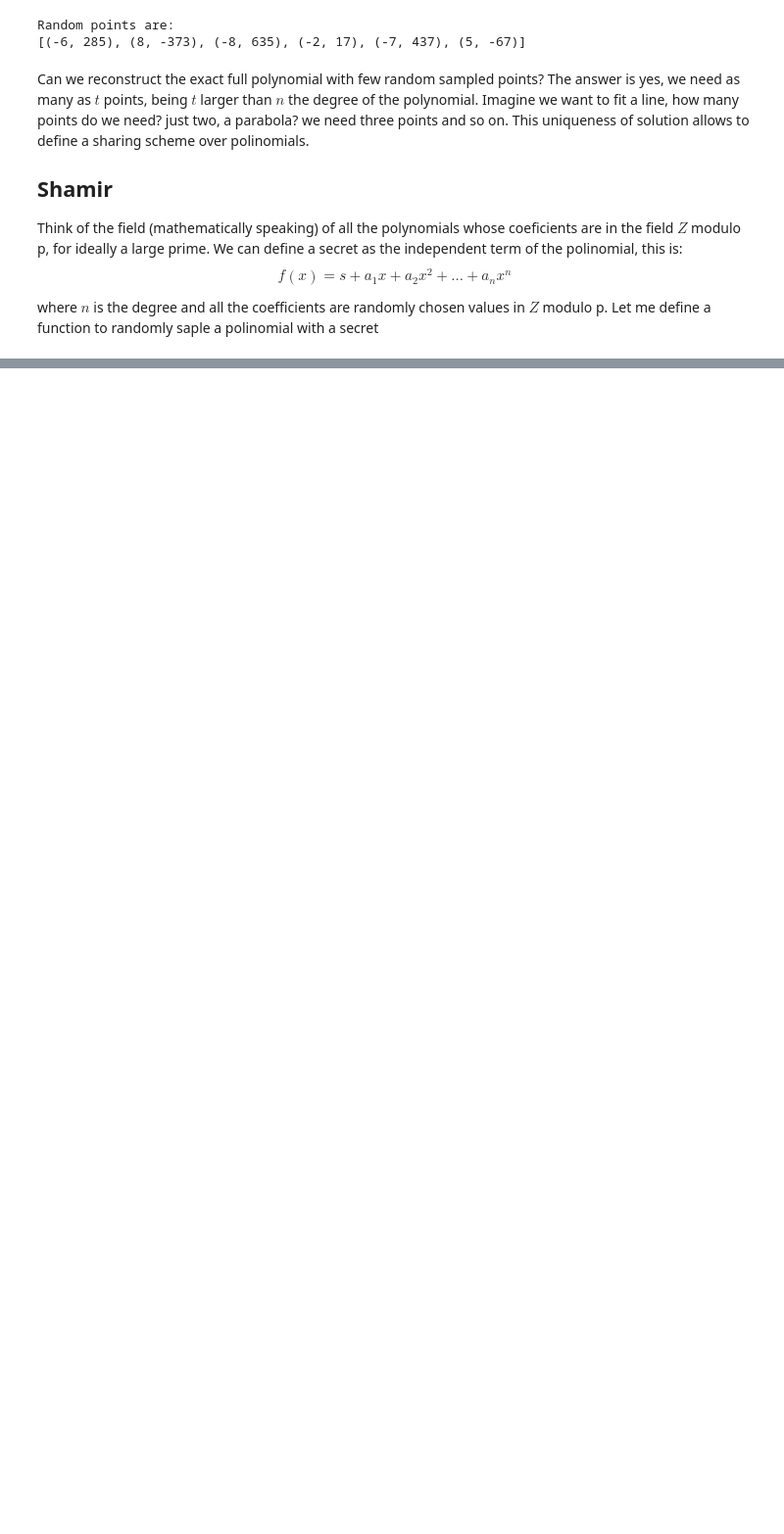
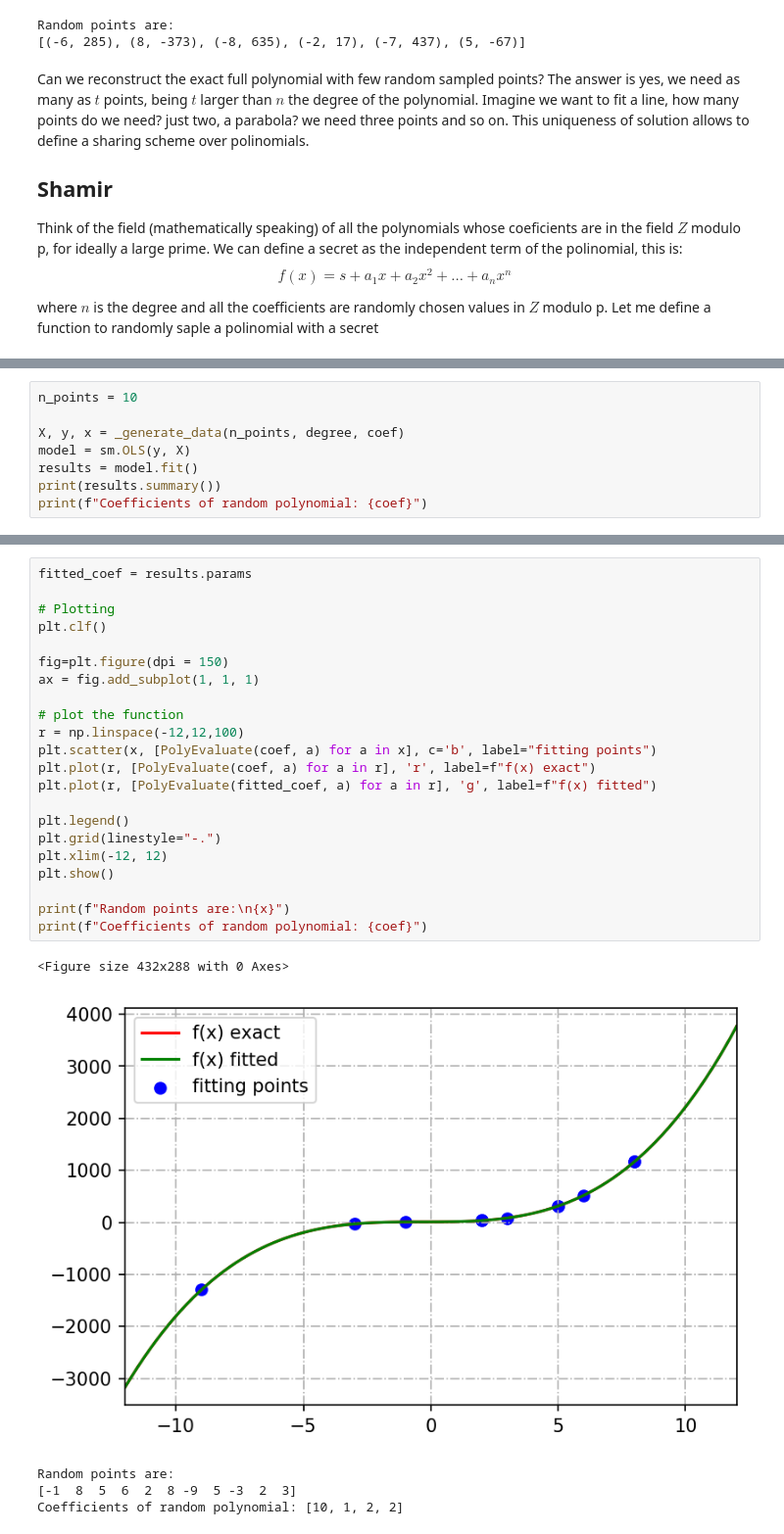
Before and after one commit to SebastiaAgramunt/Cryptography, a Jupyter notebook: notebooks/12_ShamirSecretSharing.ipynb, the cells around one changed output, grey strips where cells are left out. Shown at 98% size. Cells and saved outputs as stored; diff of their text form; blank space fills up the shorter version.

```diff
--- a/notebooks/12_ShamirSecretSharing.ipynb
+++ b/notebooks/12_ShamirSecretSharing.ipynb
@@ -109,0 +209,8 @@ PolyEvaluate(coefficients, 2)
+# %%
+n_points = 10
+
+X, y, x = _generate_data(n_points, degree, coef)
+model = sm.OLS(y, X)
+results = model.fit()
+print(results.summary())
+print(f"Coefficients of random polynomial: {coef}")
@@ -109,0 +237,28 @@ PolyEvaluate(coefficients, 2)
+# %%
+fitted_coef = results.params
+
+# Plotting
+plt.clf()
+
+fig=plt.figure(dpi = 150)
+ax = fig.add_subplot(1, 1, 1)
+
+# plot the function
+r = np.linspace(-12,12,100)
+plt.scatter(x, [PolyEvaluate(coef, a) for a in x], c='b', label="fitting points")
+plt.plot(r, [PolyEvaluate(coef, a) for a in r], 'r', label=f"f(x) exact")
+plt.plot(r, [PolyEvaluate(fitted_coef, a) for a in r], 'g', label=f"f(x) fitted")
+
+plt.legend()
+plt.grid(linestyle="-.")
+plt.xlim(-12, 12)
+plt.show()
+
+print(f"Random points are:\n{x}")
+print(f"Coefficients of random polynomial: {coef}")
+# %% [output]
+<Figure size 432x288 with 0 Axes>
+[figure, added]
+Random points are:
+[-1  8  5  6  2  8 -9  5 -3  2  3]
+Coefficients of random polynomial: [10, 1, 2, 2]
```
Also changed, not shown: parts of 16 cells of this notebook, 1 other file.
